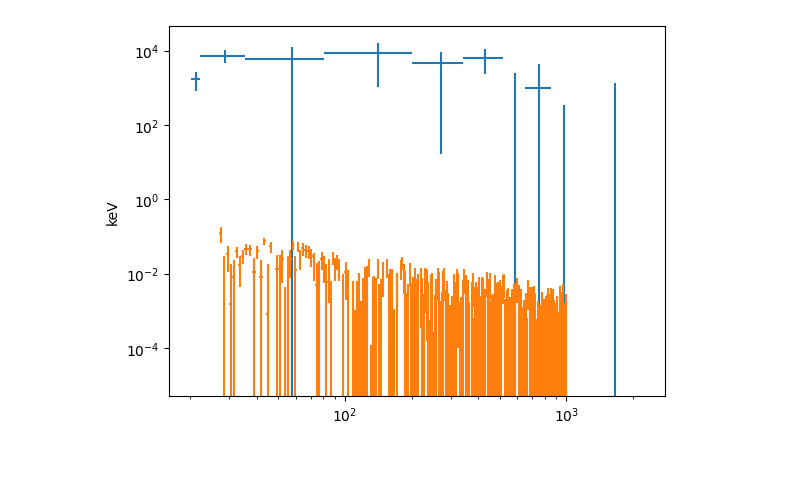
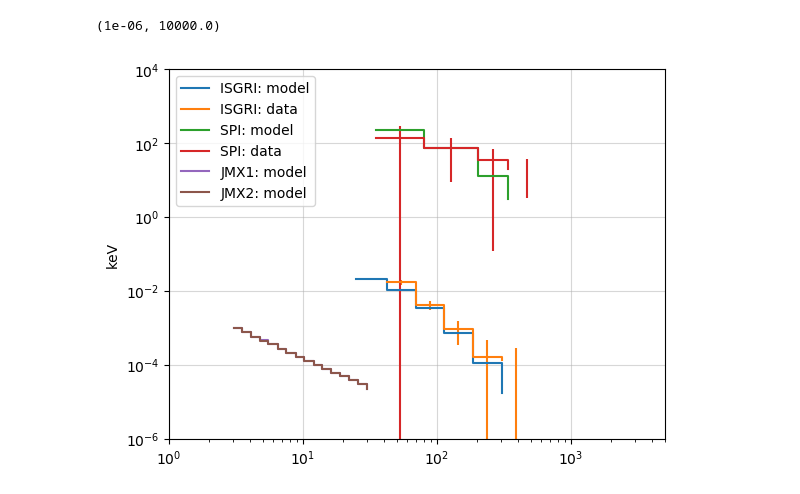
Before and after one commit to volodymyrss/grb221009, a Jupyter notebook: spectrum.ipynb, the cells around one changed output. Cells and saved outputs as stored; diff of their text form; code cells hidden in the pictures; blank space fills up the shorter version.

```diff
--- a/spectrum.ipynb
+++ b/spectrum.ipynb
@@ -52,33 +8,52 @@ array([  12.5,   13. ,   13.5,   14. ,   14.5,   15. ,   15.5,   16. ,
-# %%
-import matplotlib.pylab as plt
-
-plt.figure()
-
-plt.errorbar(
-    ce,
-    d['RATE'],
-    d['STAT_ERR'],
-    xerr=de,
-    ls=""
-)
-
-plt.errorbar(
-    (rmf[1].data['E_MAX'] + rmf[1].data['E_MIN'])*0.5,
-    spec[1].data['RATE'],
-    spec[1].data['STAT_ERR'],
-    xerr=(rmf[1].data['E_MAX'] - rmf[1].data['E_MIN'])*0.5,
-    ls="",
-)
-
-plt.ylabel("counts/s")
-plt.ylabel("keV")
-plt.loglog()
-
-plt.savefig("spec_afterglow.pdf")
-
-# TODO: add in grey other data
-# %% [output]
-[figure, removed]
+# %%
+import ogip.core
+spi_rmf = ogip.core.open_something("spi/rmf_GRB2rGRB2022sgrsp10aCVGRB_photo_GRB221009A_avrg.fits")
+spi_pha = ogip.core.open_something("spi/spectrum_GRB2rGRB2022sgrsp10aCVGRB_photo_GRB221009A_avrg.fits")
+
+
+jmx1_pha = ogip.core.open_something("JMX1_oha_GRB221009A.fits")
+jmx1_rmf = ogip.core.open_something("JMX1_rmf_GRB221009A.fits")
+
+jmx2_pha = ogip.core.open_something("JMX2_pha_GRB221009A.fits")
+jmx2_rmf = ogip.core.open_something("JMX2_rmf_GRB221009A.fits")
+# %%
+from ogip.spec import PHAI, RMF, rebin, log_bins
+from ogip.tools import plot as plot_spec
+
+
+isgri_pha = PHAI.from_file_name("IBIS_spectrum_GRB221009A.fits")
+isgri_rmf = RMF.from_file_name("IBIS_rmf_GRB221009A.fits")
+
+isgri_pha_rebinned, isgri_rmf_rebinned = rebin(isgri_pha, isgri_rmf, log_bins(5, 25, 500))
+
+spi_pha_rebinned, spi_rmf_rebinned = rebin(spi_pha, spi_rmf, log_bins(3, 25, 600))
+
+f = plt.figure()
+
+model = lambda x:(3e-5*(x/25.)**-1.7)
+
+plt.grid(alpha=0.5)
+
+# plot_spec(isgri_pha, model, isgri_rmf, fig=f)
+plot_spec(isgri_pha_rebinned, model, isgri_rmf_rebinned, fig=f, label_prefix="ISGRI")
+plot_spec(spi_pha_rebinned, model, spi_rmf_rebinned, fig=f, label_prefix="SPI")
+plot_spec(jmx1_pha, model, jmx1_rmf, fig=f, label_prefix="JMX1")
+plot_spec(jmx2_pha, model, jmx2_rmf, fig=f, label_prefix="JMX2")
+
+
+plt.ylabel("counts/s")
+plt.ylabel("keV")
+
+plt.xlim([1, 5e3])
+plt.ylim([1e-6, 1e4])
+# plt.loglog()
+
+plt.savefig("spec_afterglow.pdf")
+
+# TODO: add in grey other data
+# %% [output]
+(1e-06, 10000.0)
+[figure, added]
 # %%
 import numpy as np
 # %%
```
Also changed, not shown: parts of 5 cells of this notebook, 3 other files.
